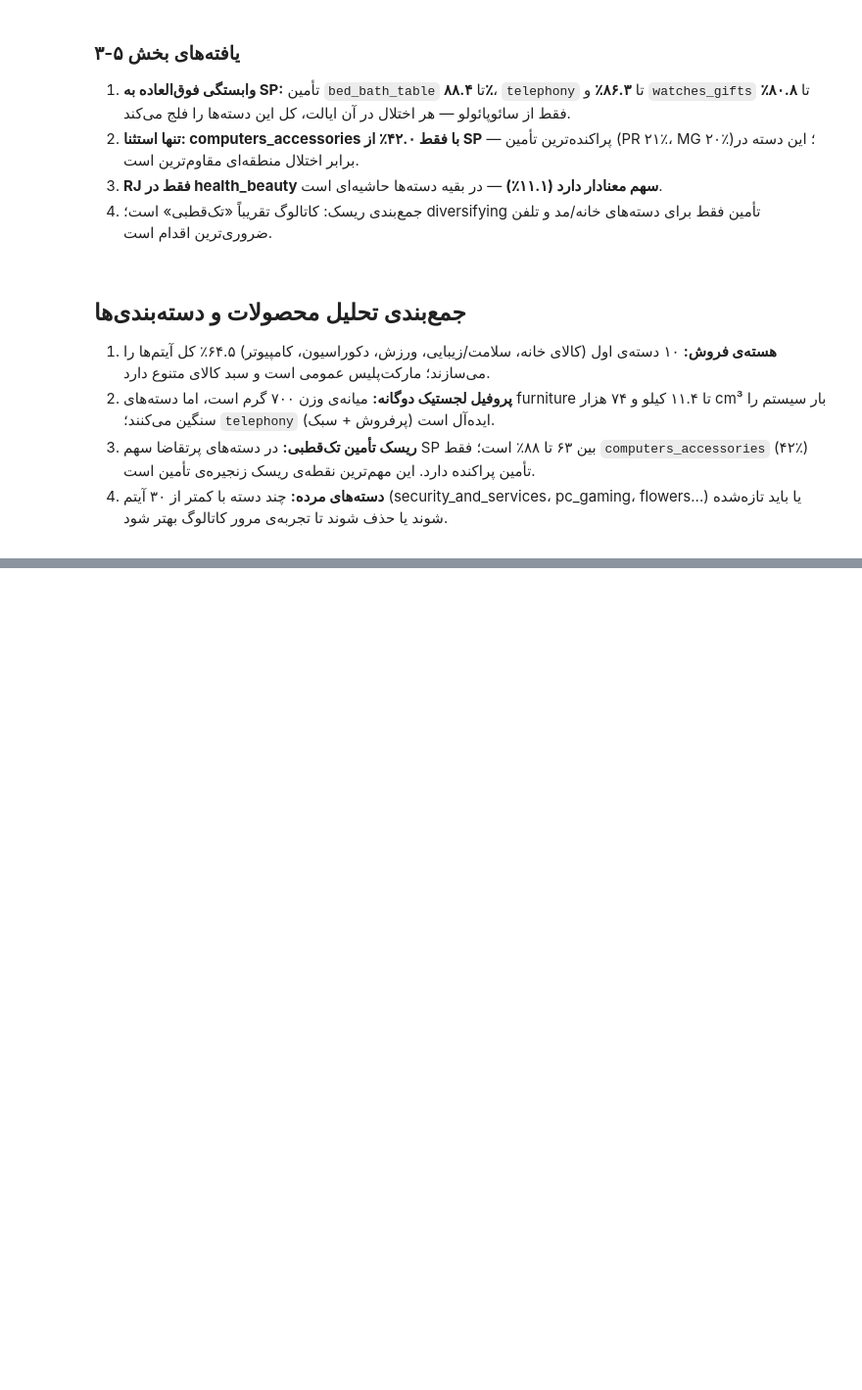
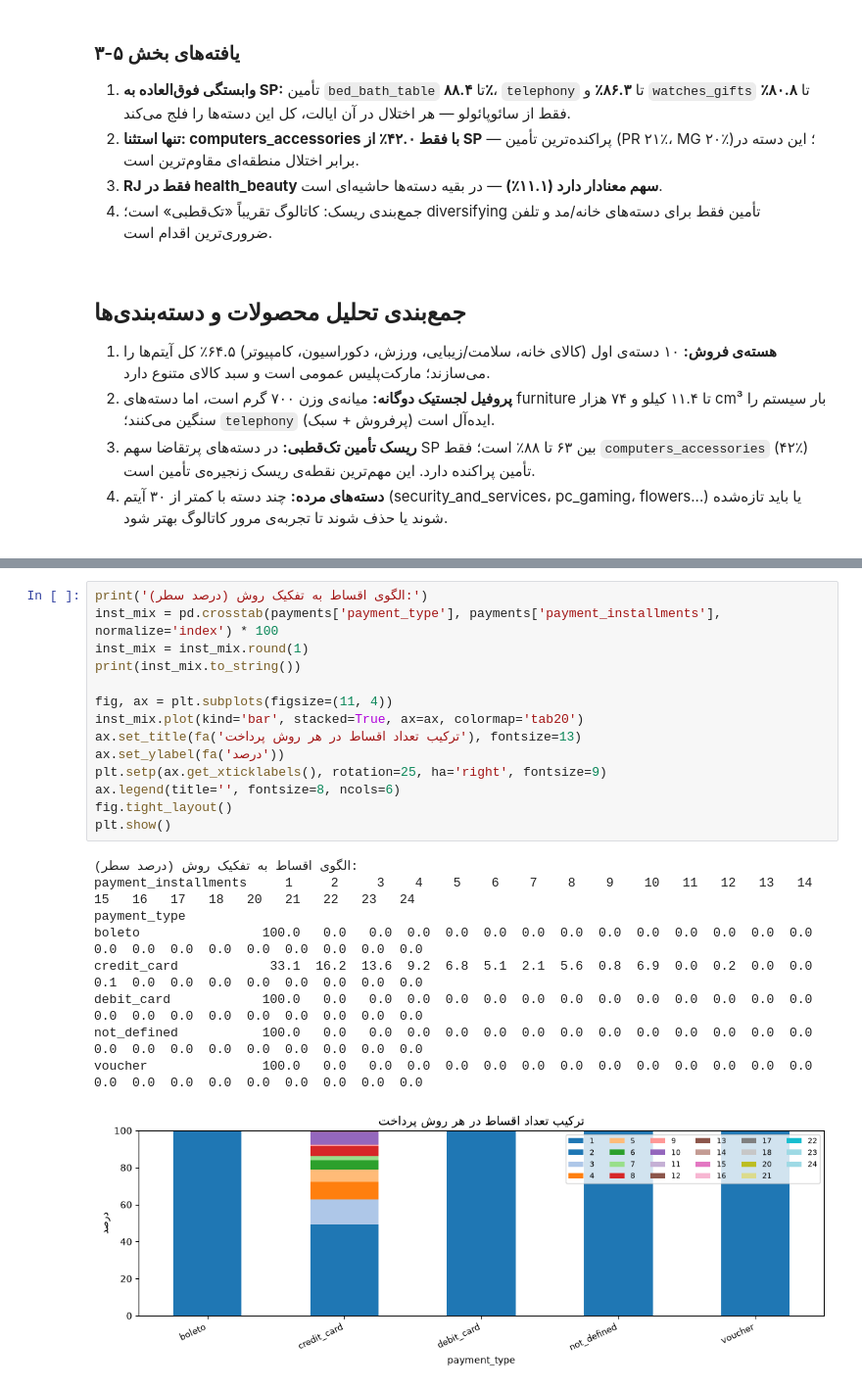
Before and after one commit to arashalidadi/olist-pro, a Jupyter notebook: olist_analysis.ipynb, the cells around one changed output, grey strips where cells are left out. Shown at 98% size. Drawn from its saved outputs; the diff is of its cells as text; blank space fills up the shorter version.

```diff
--- a/olist_analysis.ipynb
+++ b/olist_analysis.ipynb
@@ -2107,0 +2301,24 @@ computers_accessories    42.0
+# %%
+print('الگوی اقساط به تفکیک روش (درصد سطر):')
+inst_mix = pd.crosstab(payments['payment_type'], payments['payment_installments'], normalize='index') * 100
+inst_mix = inst_mix.round(1)
+print(inst_mix.to_string())
+
+fig, ax = plt.subplots(figsize=(11, 4))
+inst_mix.plot(kind='bar', stacked=True, ax=ax, colormap='tab20')
+ax.set_title(fa('ترکیب تعداد اقساط در هر روش پرداخت'), fontsize=13)
+ax.set_ylabel(fa('درصد'))
+plt.setp(ax.get_xticklabels(), rotation=25, ha='right', fontsize=9)
+ax.legend(title='', fontsize=8, ncols=6)
+fig.tight_layout()
+plt.show()
+# %% [output]
+الگوی اقساط به تفکیک روش (درصد سطر):
+payment_installments     1     2     3    4    5    6    7    8    9    10   11   12   13   14   15   16   17   18   20   21   22   23   24
+payment_type
+boleto                100.0   0.0   0.0  0.0  0.0  0.0  0.0  0.0  0.0  0.0  0.0  0.0  0.0  0.0  0.0  0.0  0.0  0.0  0.0  0.0  0.0  0.0  0.0
+credit_card            33.1  16.2  13.6  9.2  6.8  5.1  2.1  5.6  0.8  6.9  0.0  0.2  0.0  0.0  0.1  0.0  0.0  0.0  0.0  0.0  0.0  0.0  0.0
+debit_card            100.0   0.0   0.0  0.0  0.0  0.0  0.0  0.0  0.0  0.0  0.0  0.0  0.0  0.0  0.0  0.0  0.0  0.0  0.0  0.0  0.0  0.0  0.0
+not_defined           100.0   0.0   0.0  0.0  0.0  0.0  0.0  0.0  0.0  0.0  0.0  0.0  0.0  0.0  0.0  0.0  0.0  0.0  0.0  0.0  0.0  0.0  0.0
+voucher               100.0   0.0   0.0  0.0  0.0  0.0  0.0  0.0  0.0  0.0  0.0  0.0  0.0  0.0  0.0  0.0  0.0  0.0  0.0  0.0  0.0  0.0  0.0
+[figure, added]
```
Also changed, not shown: parts of 11 cells of this notebook, 1 other file.
